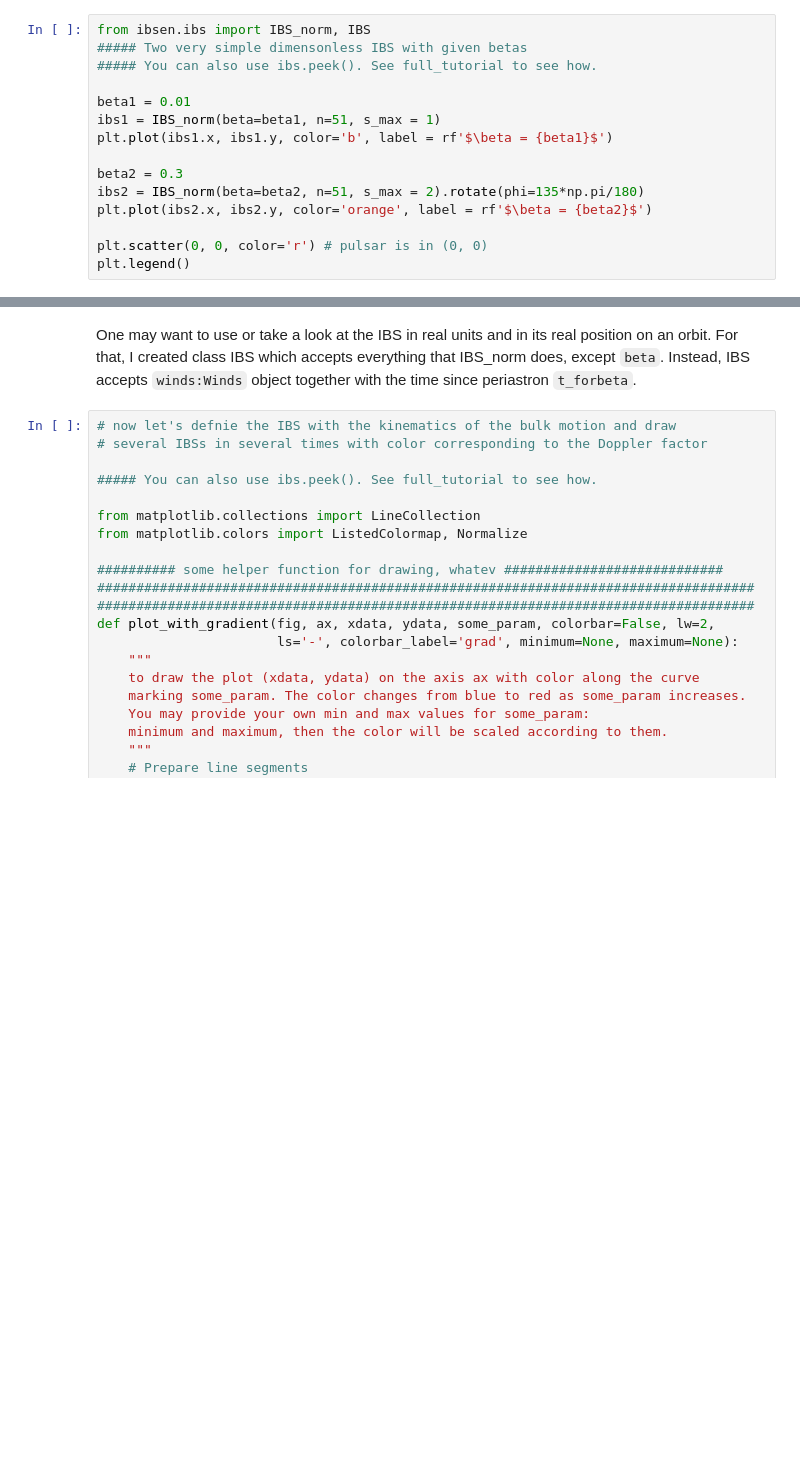
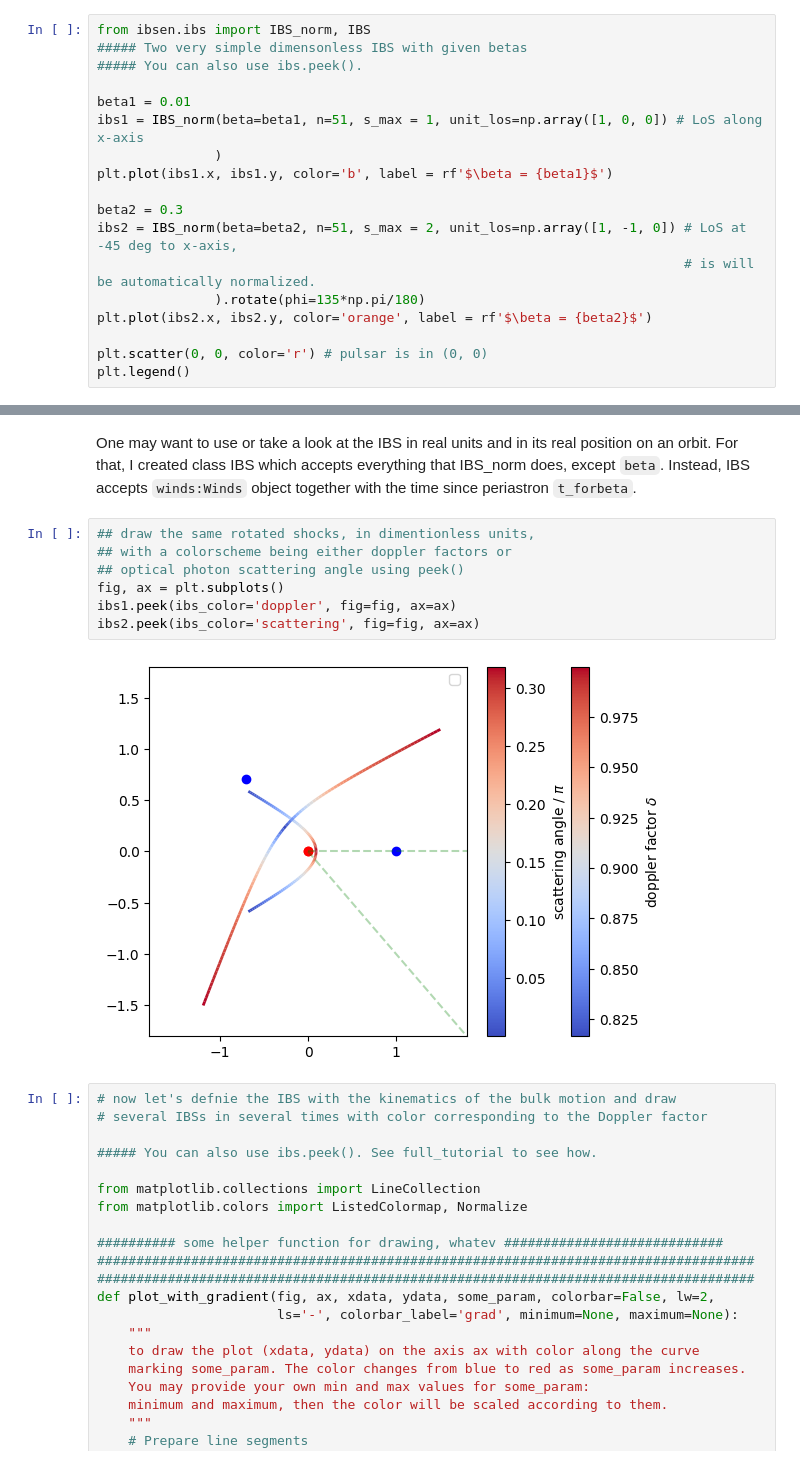
Before and after one commit to Alvkuzin/IBSEn, a Jupyter notebook: tutorials/IBS_expanded.ipynb, the cells around one changed output, grey strips where cells are left out. Saved outputs shown, nothing was run; the diff lists cells and outputs as text; blank space fills up the shorter version.

```diff
--- a/tutorials/IBS_expanded.ipynb
+++ b/tutorials/IBS_expanded.ipynb
@@ -38,14 +38,17 @@ You can also rotate the shock at any angle, calculate doppler factors, photon sc
 # %%
 from ibsen.ibs import IBS_norm, IBS
 ##### Two very simple dimensonless IBS with given betas
-##### You can also use ibs.peek(). See full_tutorial to see how.
+##### You can also use ibs.peek().
 
 beta1 = 0.01
-ibs1 = IBS_norm(beta=beta1, n=51, s_max = 1)
+ibs1 = IBS_norm(beta=beta1, n=51, s_max = 1, unit_los=np.array([1, 0, 0]) # LoS along x-axis
+               )
 plt.plot(ibs1.x, ibs1.y, color='b', label = rf'$\beta = {beta1}$')
 
 beta2 = 0.3
-ibs2 = IBS_norm(beta=beta2, n=51, s_max = 2).rotate(phi=135*np.pi/180)
+ibs2 = IBS_norm(beta=beta2, n=51, s_max = 2, unit_los=np.array([1, -1, 0]) # LoS at -45 deg to x-axis,
+                                                                           # is will be automatically normalized.
+               ).rotate(phi=135*np.pi/180)
 plt.plot(ibs2.x, ibs2.y, color='orange', label = rf'$\beta = {beta2}$')
 
 plt.scatter(0, 0, color='r') # pulsar is in (0, 0)
@@ -55,6 +58,15 @@ plt.legend()
 [figure]
 # %% [markdown]
 One may want to use or take a look at the IBS in real units and in its real position on an orbit. For that, I created class IBS which accepts everything that IBS_norm does, except ``beta``. Instead, IBS accepts ``winds:Winds`` object together with the time since periastron ``t_forbeta``.
+# %%
+## draw the same rotated shocks, in dimentionless units,
+## with a colorscheme being either doppler factors or
+## optical photon scattering angle using peek()
+fig, ax = plt.subplots()
+ibs1.peek(ibs_color='doppler', fig=fig, ax=ax)
+ibs2.peek(ibs_color='scattering', fig=fig, ax=ax)
+# %% [output]
+[figure, added]
 # %%
 # now let's defnie the IBS with the kinematics of the bulk motion and draw
 # several IBSs in several times with color corresponding to the Doppler factor
```
Also changed, not shown: 10 other files.
